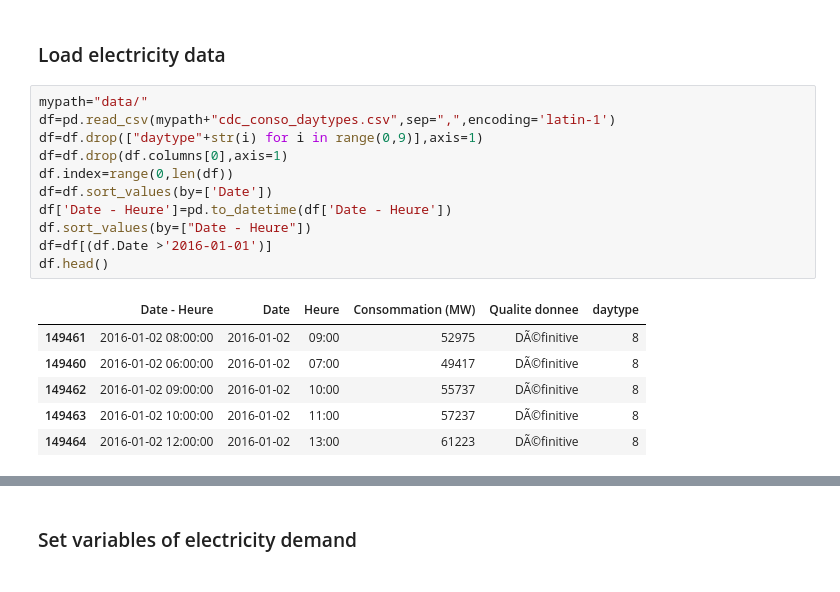
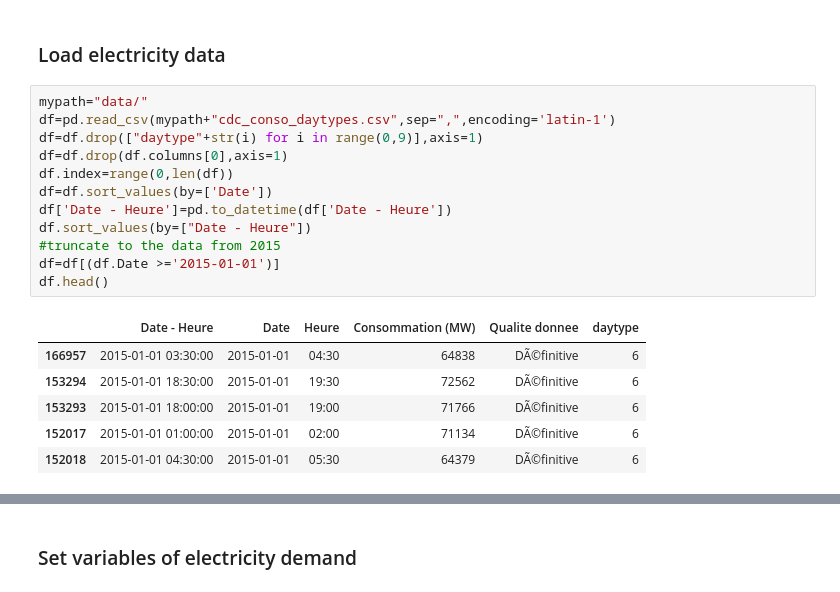
Before and after one commit to zakaryaxali/smc_electricity_forecast, a Jupyter notebook: Markov_code_AG_V11.ipynb, the cells around one changed output, grey strips where cells are left out. Saved outputs shown, nothing was run; the diff lists cells and outputs as text.

```diff
--- a/Markov_code_AG_V11.ipynb
+++ b/Markov_code_AG_V11.ipynb
@@ -107,18 +86,19 @@ T_h=list(temp_day.t)
 # %%
 mypath="data/"
 df=pd.read_csv(mypath+"cdc_conso_daytypes.csv",sep=",",encoding='latin-1')
 df=df.drop(["daytype"+str(i) for i in range(0,9)],axis=1)
 df=df.drop(df.columns[0],axis=1)
 df.index=range(0,len(df))
 df=df.sort_values(by=['Date'])
 df['Date - Heure']=pd.to_datetime(df['Date - Heure'])
 df.sort_values(by=["Date - Heure"])
-df=df[(df.Date >'2016-01-01')]
+#truncate to the data from 2015
+df=df[(df.Date >='2015-01-01')]
 df.head()
 # %% [output]
 |  | Date - Heure | Date | Heure | Consommation (MW) | Qualite donnee | daytype |
-| 149461 | 2016-01-02 08:00:00 | 2016-01-02 | 09:00 | 52975 | DÃ©finitive | 8 |
-| 149460 | 2016-01-02 06:00:00 | 2016-01-02 | 07:00 | 49417 | DÃ©finitive | 8 |
-| 149462 | 2016-01-02 09:00:00 | 2016-01-02 | 10:00 | 55737 | DÃ©finitive | 8 |
-| 149463 | 2016-01-02 10:00:00 | 2016-01-02 | 11:00 | 57237 | DÃ©finitive | 8 |
-| 149464 | 2016-01-02 12:00:00 | 2016-01-02 | 13:00 | 61223 | DÃ©finitive | 8 |
+| 166957 | 2015-01-01 03:30:00 | 2015-01-01 | 04:30 | 64838 | DÃ©finitive | 6 |
+| 153294 | 2015-01-01 18:30:00 | 2015-01-01 | 19:30 | 72562 | DÃ©finitive | 6 |
+| 153293 | 2015-01-01 18:00:00 | 2015-01-01 | 19:00 | 71766 | DÃ©finitive | 6 |
+| 152017 | 2015-01-01 01:00:00 | 2015-01-01 | 02:00 | 71134 | DÃ©finitive | 6 |
+| 152018 | 2015-01-01 04:30:00 | 2015-01-01 | 05:30 | 64379 | DÃ©finitive | 6 |
```
Also changed, not shown: parts of 33 cells of this notebook, 1 other file.
